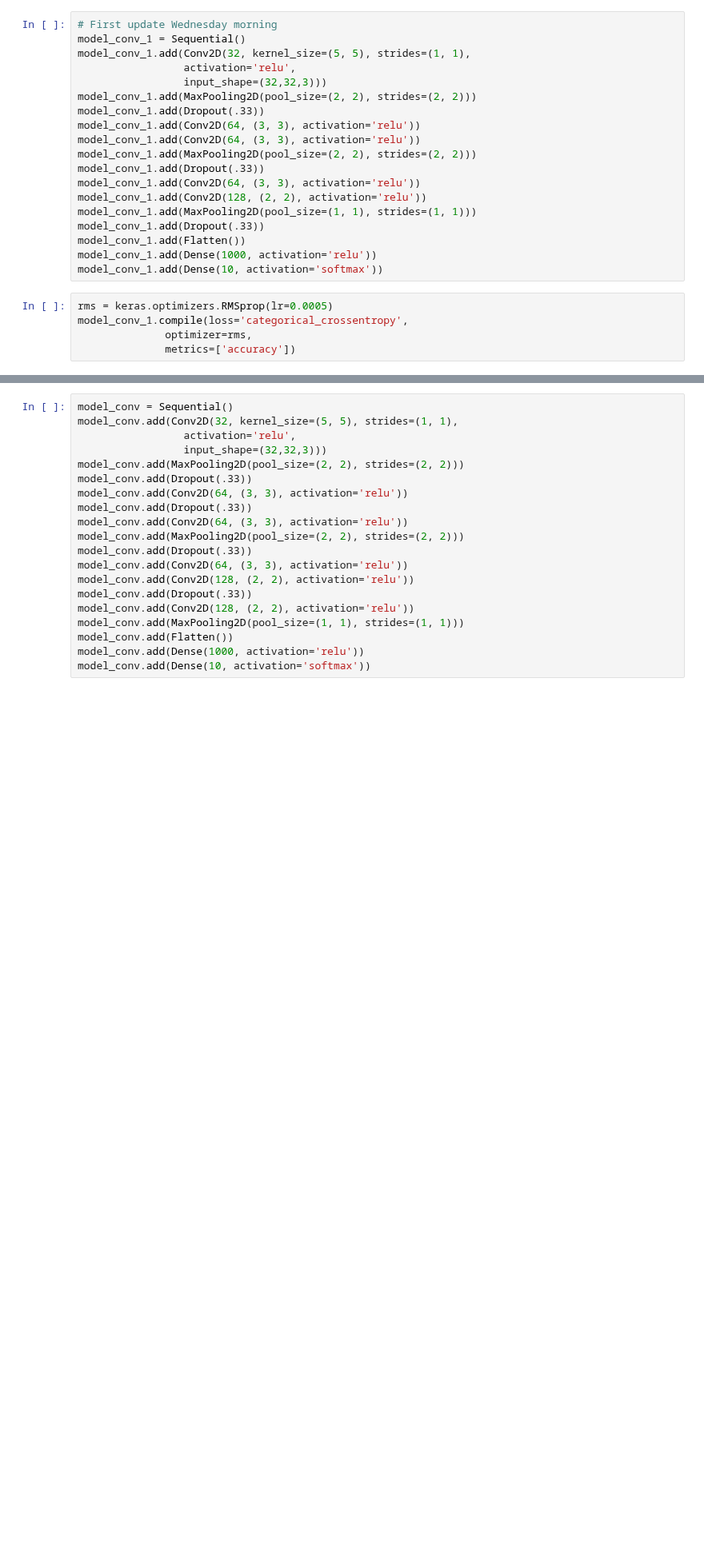
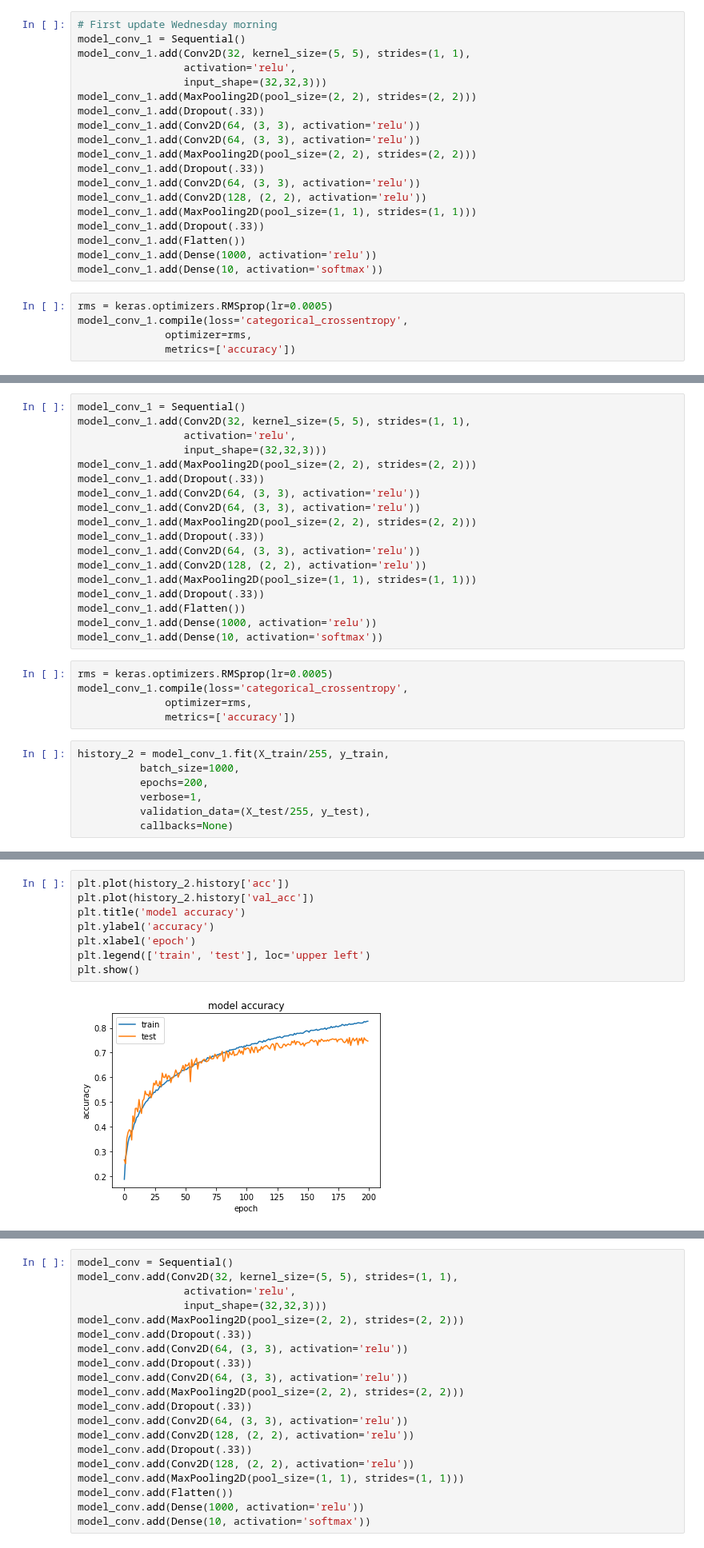
Before and after one commit to kthoward/Thinkful, a Jupyter notebook: TensorFlow_6.ipynb, the cells around one changed output, grey strips where cells are left out. Shown at 80% size. Cells and saved outputs as stored; diff of their text form; blank space fills up the shorter version.

```diff
--- a/TensorFlow_6.ipynb
+++ b/TensorFlow_6.ipynb
@@ -506,0 +468,30 @@ plt.show()
+# %%
+model_conv_1 = Sequential()
+model_conv_1.add(Conv2D(32, kernel_size=(5, 5), strides=(1, 1),
+                 activation='relu',
+                 input_shape=(32,32,3)))
+model_conv_1.add(MaxPooling2D(pool_size=(2, 2), strides=(2, 2)))
+model_conv_1.add(Dropout(.33))
+model_conv_1.add(Conv2D(64, (3, 3), activation='relu'))
+model_conv_1.add(Conv2D(64, (3, 3), activation='relu'))
+model_conv_1.add(MaxPooling2D(pool_size=(2, 2), strides=(2, 2)))
+model_conv_1.add(Dropout(.33))
+model_conv_1.add(Conv2D(64, (3, 3), activation='relu'))
+model_conv_1.add(Conv2D(128, (2, 2), activation='relu'))
+model_conv_1.add(MaxPooling2D(pool_size=(1, 1), strides=(1, 1)))
+model_conv_1.add(Dropout(.33))
+model_conv_1.add(Flatten())
+model_conv_1.add(Dense(1000, activation='relu'))
+model_conv_1.add(Dense(10, activation='softmax'))
+# %%
+rms = keras.optimizers.RMSprop(lr=0.0005)
+model_conv_1.compile(loss='categorical_crossentropy',
+              optimizer=rms,
+              metrics=['accuracy'])
+# %%
+history_2 = model_conv_1.fit(X_train/255, y_train,
+          batch_size=1000,
+          epochs=200,
+          verbose=1,
+          validation_data=(X_test/255, y_test),
+          callbacks=None)
@@ -506,0 +516,10 @@ plt.show()
+# %%
+plt.plot(history_2.history['acc'])
+plt.plot(history_2.history['val_acc'])
+plt.title('model accuracy')
+plt.ylabel('accuracy')
+plt.xlabel('epoch')
+plt.legend(['train', 'test'], loc='upper left')
+plt.show()
+# %% [output]
+[figure, added]
```
Also changed, not shown: parts of 13 cells of this notebook.
